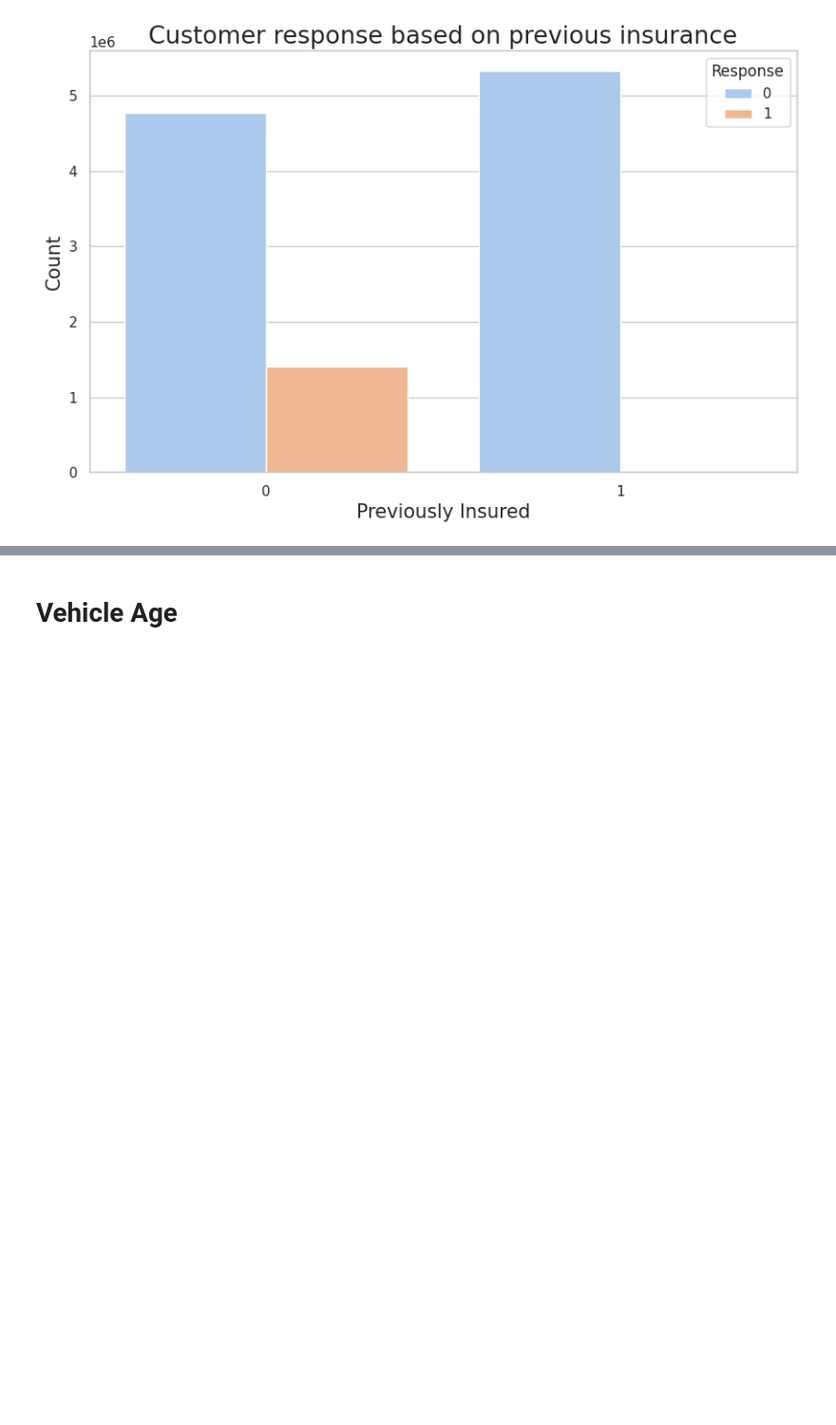
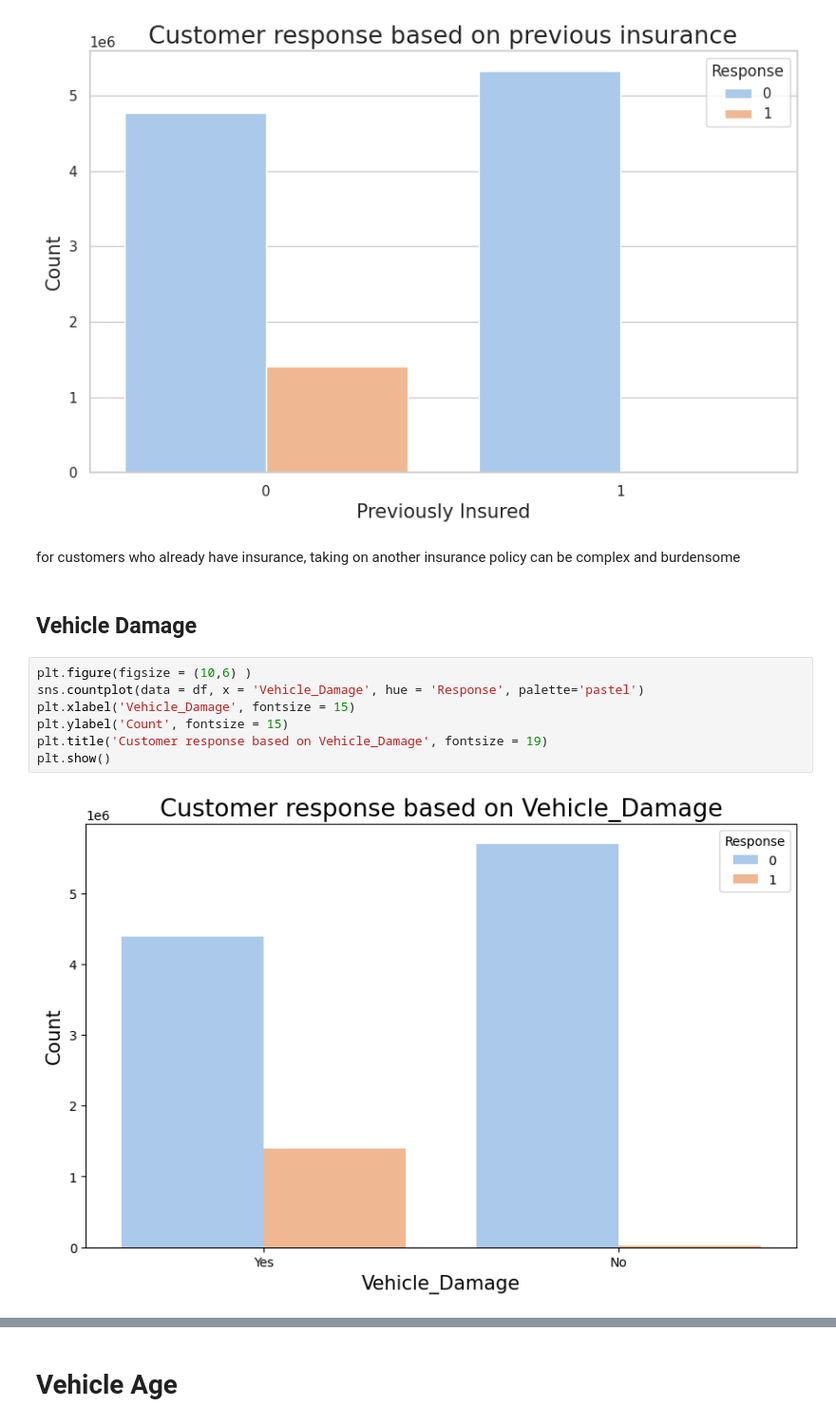
Before and after one commit to Rashimanish/-Insurance-Cross-Selling, a Jupyter notebook: Overview & EDA/IC_DATASET_OVERVIEW.ipynb, the cells around one changed output, grey strips where cells are left out. Shown at 95% size. Cells and saved outputs as stored; diff of their text form; blank space fills up the shorter version.

```diff
--- a/Overview & EDA/IC_DATASET_OVERVIEW.ipynb
+++ b/Overview & EDA/IC_DATASET_OVERVIEW.ipynb
@@ -329,3 +389,16 @@ plt.title('Customer response based on previous insurance', fontsize = 19)
 plt.show()
 # %% [output]
 [figure]
+# %% [markdown]
+for customers who already have insurance, taking on another insurance policy can be complex and burdensome
+# %% [markdown]
+## **Vehicle Damage**
+# %%
+plt.figure(figsize = (10,6) )
+sns.countplot(data = df, x = 'Vehicle_Damage', hue = 'Response', palette='pastel')
+plt.xlabel('Vehicle_Damage', fontsize = 15)
+plt.ylabel('Count', fontsize = 15)
+plt.title('Customer response based on Vehicle_Damage', fontsize = 19)
+plt.show()
+# %% [output]
+[figure, added]
```
Also changed, not shown: parts of 56 cells of this notebook.
